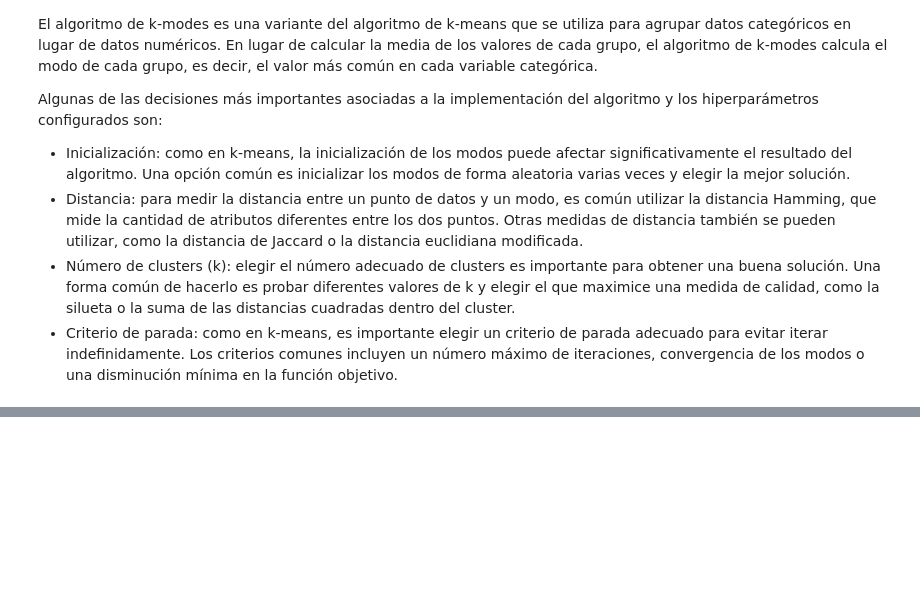
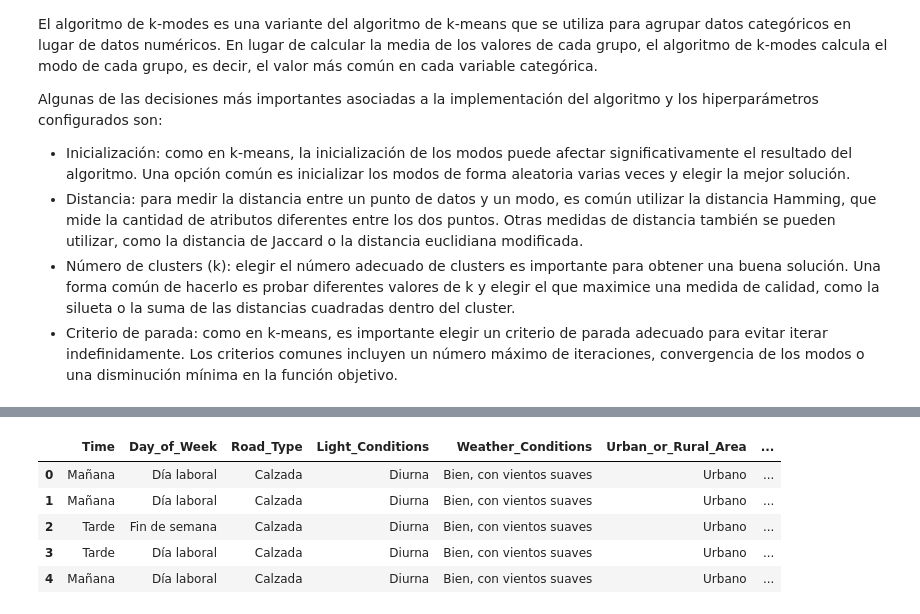
Before and after one commit to uniandes-data-wizards/laboratory-01, a Jupyter notebook: completo.ipynb, the cells around one changed output, grey strips where cells are left out. Drawn from its saved outputs; the diff is of its cells as text; code cells hidden in the pictures; blank space fills up the shorter version.

```diff
--- a/completo.ipynb
+++ b/completo.ipynb
@@ -770,0 +804,13 @@ Best run was number 3
+# %%
+# Seleccionamos las columnas categóricas
+cols = df_kmodes.select_dtypes('object').columns
+df_cat = df_kmodes[cols]
+# Mostramos los datos
+df_cat.head()
+# %% [output]
+|  | Time | Day_of_Week | Road_Type | Light_Conditions | Weather_Conditions | Urban_or_Rural_Area | ... |
+| 0 | Mañana | Día laboral | Calzada | Diurna | Bien, con vientos suaves | Urbano | ... |
+| 1 | Mañana | Día laboral | Calzada | Diurna | Bien, con vientos suaves | Urbano | ... |
+| 2 | Tarde | Fin de semana | Calzada | Diurna | Bien, con vientos suaves | Urbano | ... |
+| 3 | Tarde | Día laboral | Calzada | Diurna | Bien, con vientos suaves | Urbano | ... |
+| 4 | Mañana | Día laboral | Calzada | Diurna | Bien, con vientos suaves | Urbano | ... |
```
Also changed, not shown: parts of 54 cells of this notebook, 2 other files.
